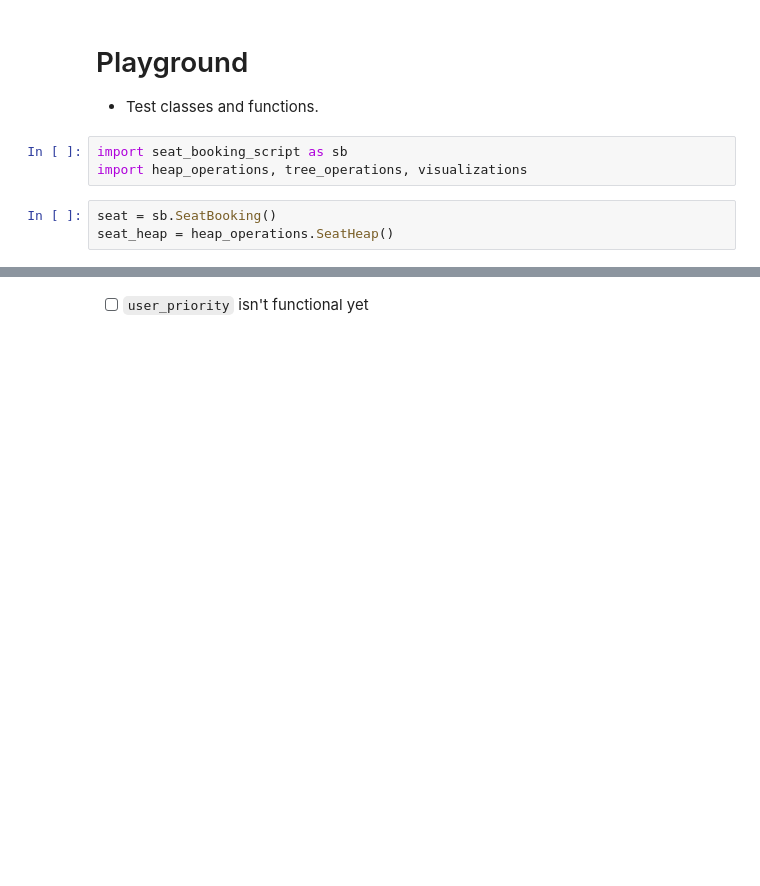
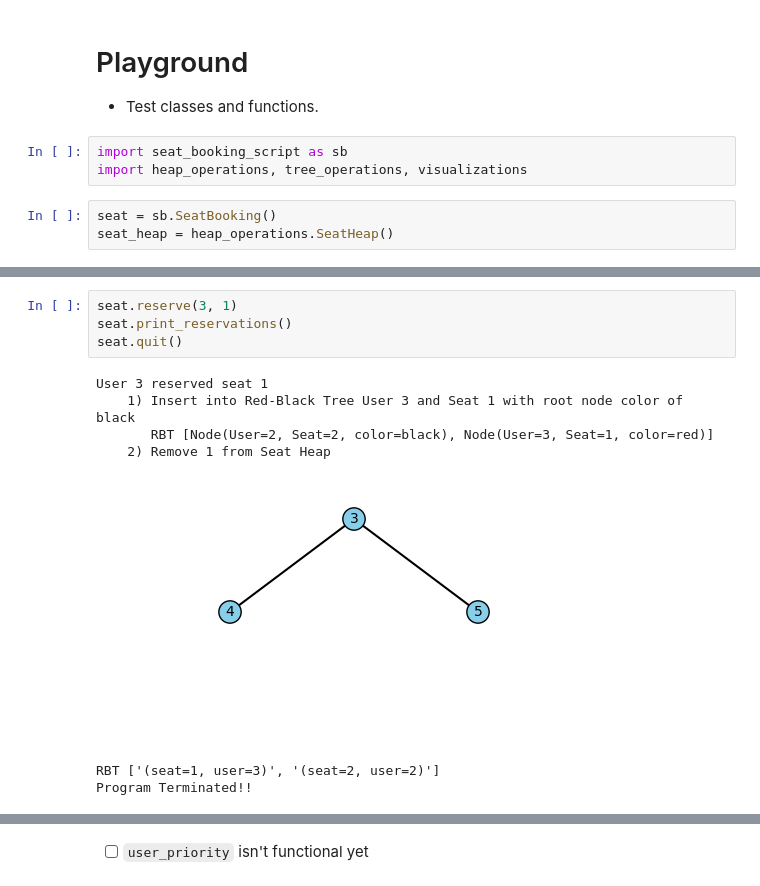
Before and after one commit to Brinkley97/applied_data_structures_and_algorithms, a Jupyter notebook: class/fall_24/hw/seat_booking.ipynb, the cells around one changed output, grey strips where cells are left out. Saved outputs shown, nothing was run; the diff lists cells and outputs as text; blank space fills up the shorter version.

```diff
--- a/class/fall_24/hw/seat_booking.ipynb
+++ b/class/fall_24/hw/seat_booking.ipynb
@@ -10,0 +49,12 @@ seat_heap = heap_operations.SeatHeap()
+# %%
+seat.reserve(3, 1)
+seat.print_reservations()
+seat.quit()
+# %% [output]
+User 3 reserved seat 1
+    1) Insert into Red-Black Tree User 3 and Seat 1 with root node color of black
+       RBT [Node(User=2, Seat=2, color=black), Node(User=3, Seat=1, color=red)]
+    2) Remove 1 from Seat Heap
+[figure, added]
+RBT ['(seat=1, user=3)', '(seat=2, user=2)']
+Program Terminated!!
```
Also changed, not shown: parts of 12 cells of this notebook, 4 other files.
